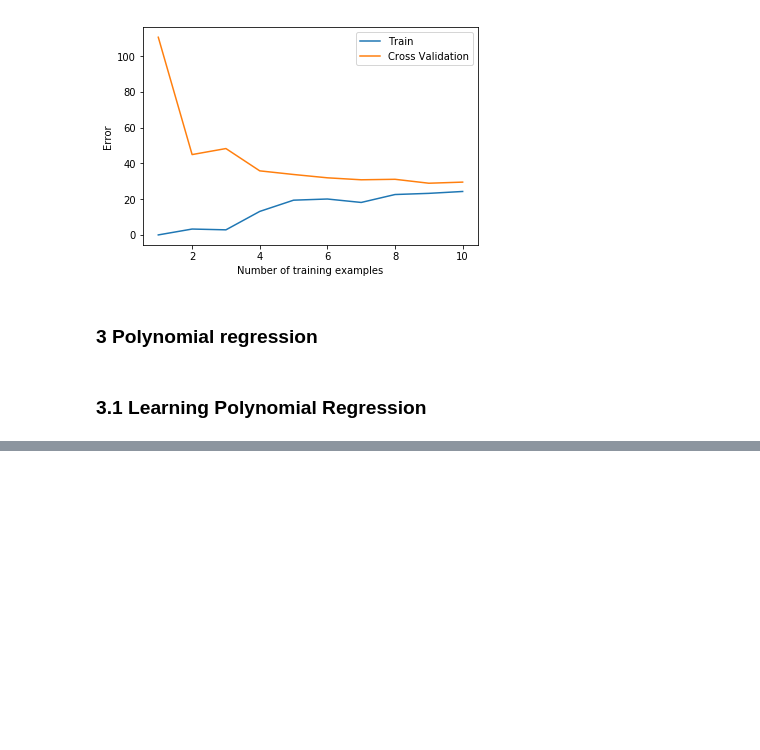
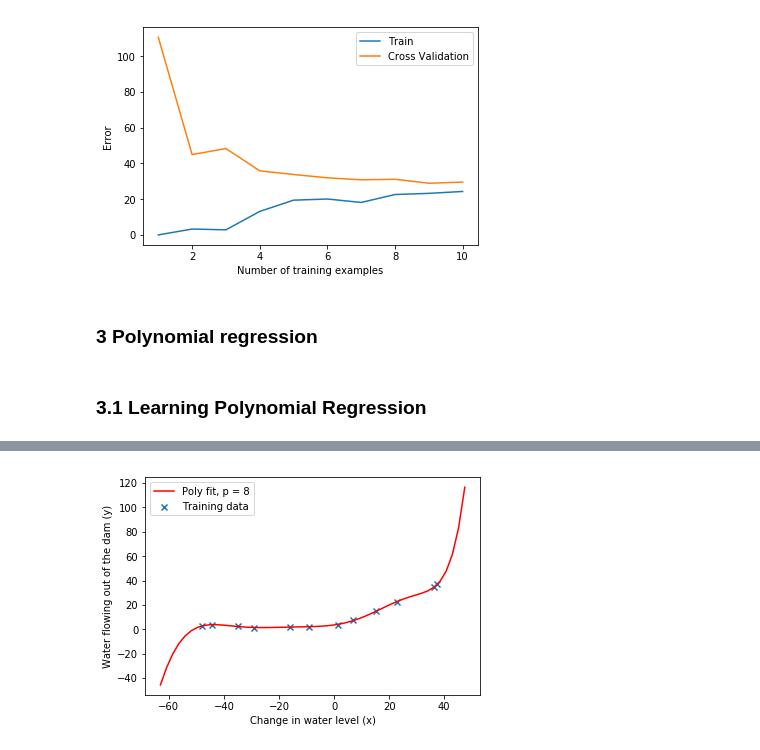
Before and after one commit to CNRio/Machine-Learning-Andrew-Ng, a Jupyter notebook: HW5 - Regularized Linear Regression and Bias vs Variance/ex5.ipynb, the cells around one changed output, grey strips where cells are left out. Cells and saved outputs as stored; diff of their text form; code cells hidden in the pictures; blank space fills up the shorter version.

```diff
--- a/HW5 - Regularized Linear Regression and Bias vs Variance/ex5.ipynb
+++ b/HW5 - Regularized Linear Regression and Bias vs Variance/ex5.ipynb
@@ -171,0 +184,4 @@ plot_fit(np.min(X), np.max(X), mu, sigma, theta_poly, p)
+# %%
+plot_fit(np.min(X), np.max(X), p, r=reg)
+# %% [output]
+[figure, added]
```
Also changed, not shown: parts of 19 cells of this notebook.
